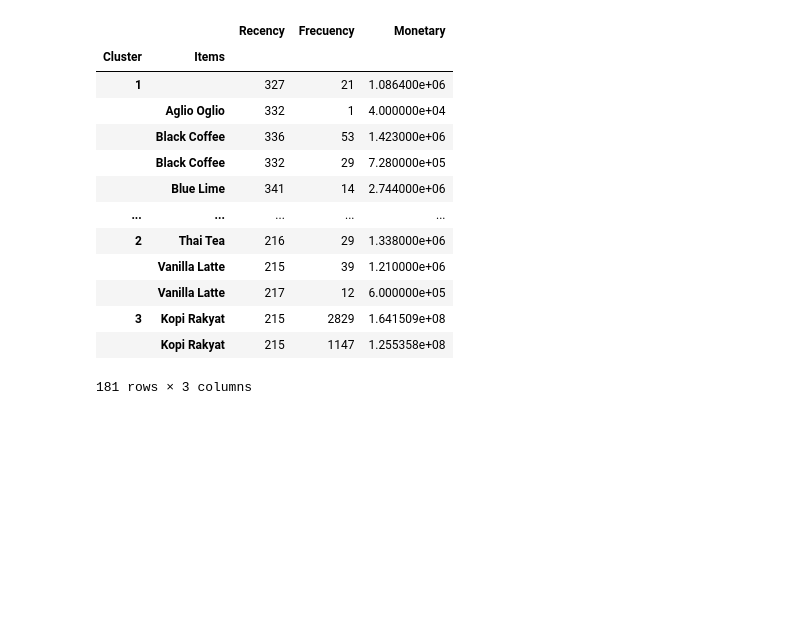
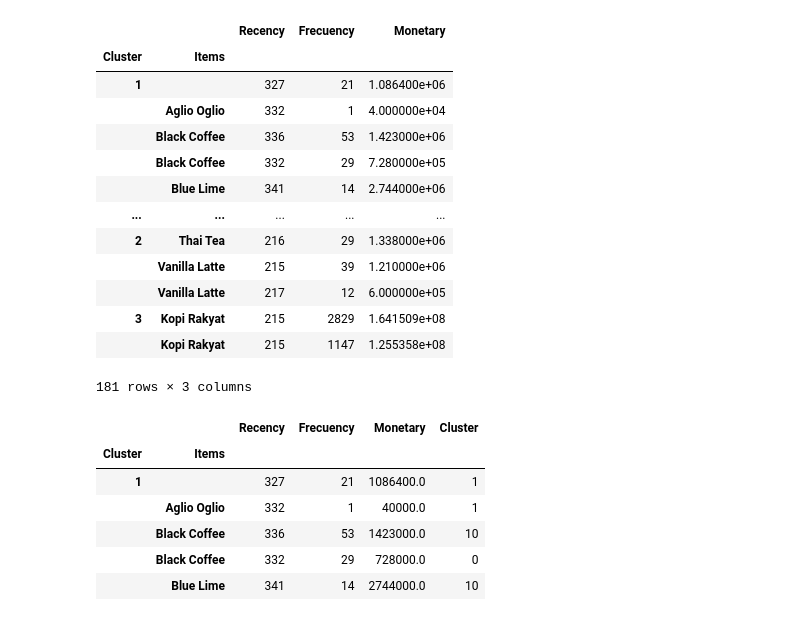
Before and after one commit to TegarMachfuzi/RFMAnalysisPhyton, a Jupyter notebook: RFM.ipynb, the cells around one changed output. Cells and saved outputs as stored; diff of their text form; code cells hidden in the pictures; blank space fills up the shorter version.

```diff
--- a/RFM.ipynb
+++ b/RFM.ipynb
@@ -253,3 +264,14 @@ group
 | 3 | Kopi Rakyat | 215 | 2829 | 1.641509e+08 |
 |  | Kopi Rakyat | 215 | 1147 | 1.255358e+08 |
 181 rows × 3 columns
+# %%
+group['Cluster'] = kmeans.labels_
+group.head()
+# %% [output]
+|  |  | Recency | Frecuency | Monetary | Cluster |
+| Cluster | Items |  |  |  |  |
+| 1 |  | 327 | 21 | 1086400.0 | 1 |
+|  | Aglio Oglio | 332 | 1 | 40000.0 | 1 |
+|  | Black Coffee | 336 | 53 | 1423000.0 | 10 |
+|  | Black Coffee | 332 | 29 | 728000.0 | 0 |
+|  | Blue Lime | 341 | 14 | 2744000.0 | 10 |
```
Also changed, not shown: parts of 4 cells of this notebook.
